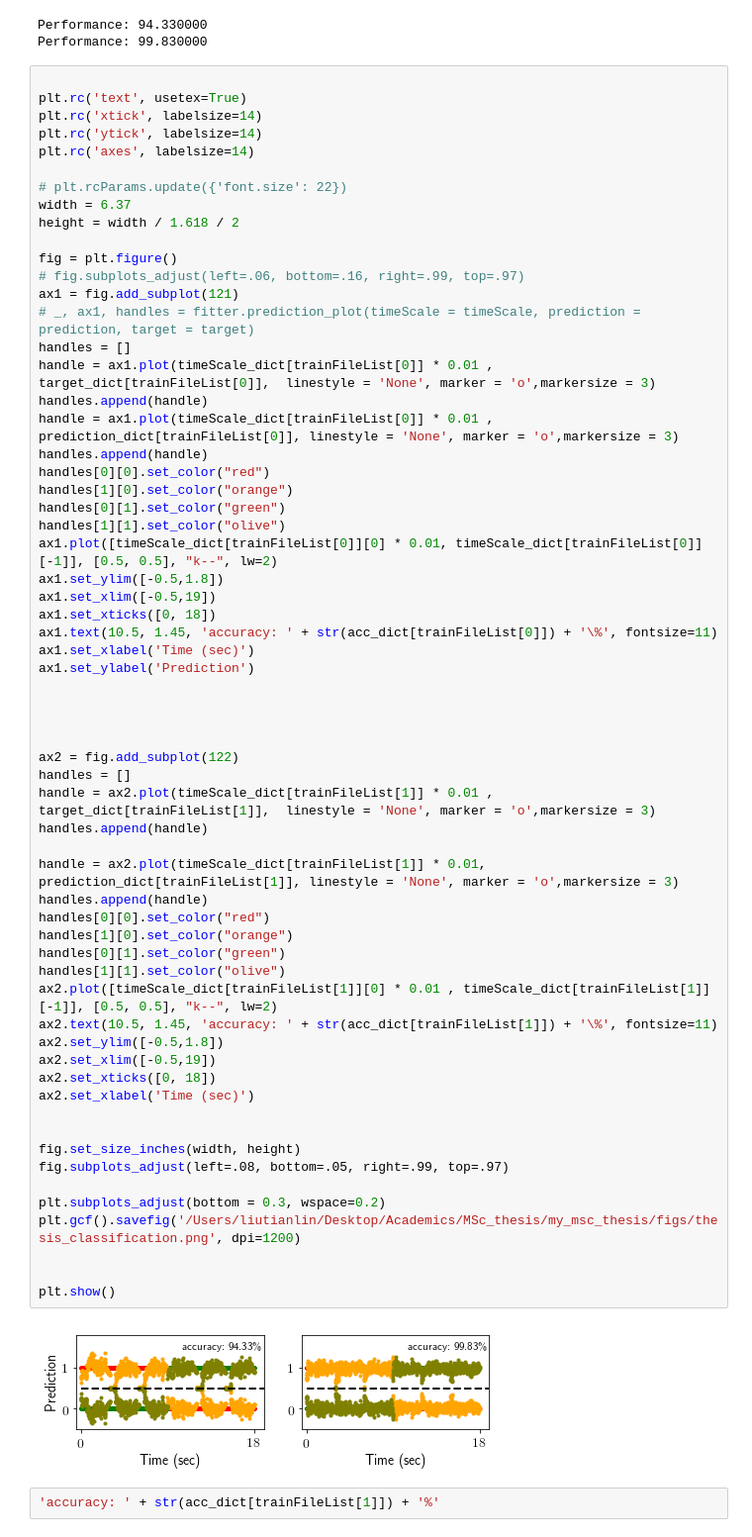
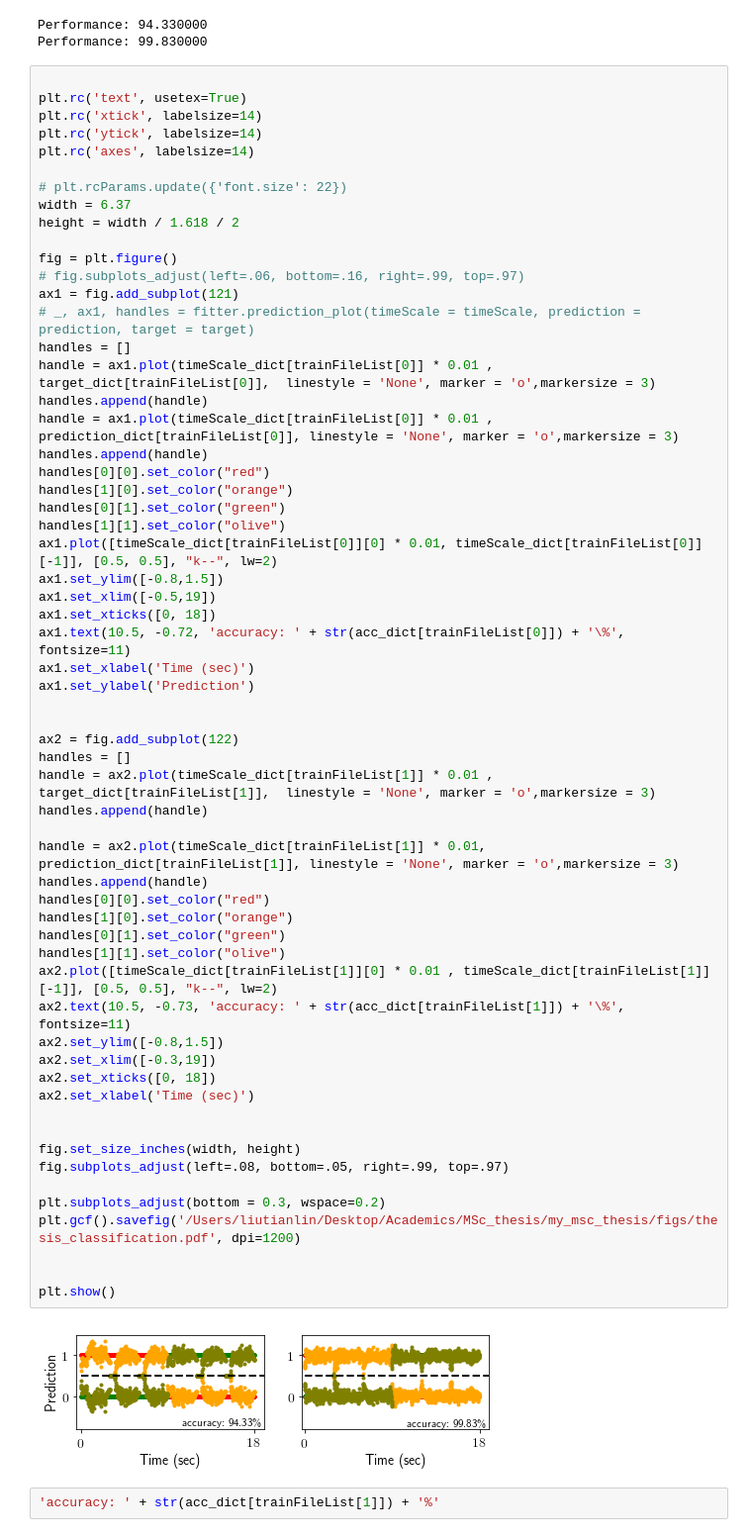
Before and after one commit to liutianlin0121/msc_thesis_code, a Jupyter notebook: sine_ramp/classification_ramp_sine.ipynb, the cells around one changed output. Shown at 99% size. Drawn from its saved outputs; the diff is of its cells as text.

```diff
--- a/sine_ramp/classification_ramp_sine.ipynb
+++ b/sine_ramp/classification_ramp_sine.ipynb
@@ -112,45 +112,43 @@ handles[1][0].set_color("orange")
 handles[0][1].set_color("green")
 handles[1][1].set_color("olive")
 ax1.plot([timeScale_dict[trainFileList[0]][0] * 0.01, timeScale_dict[trainFileList[0]][-1]], [0.5, 0.5], "k--", lw=2)
-ax1.set_ylim([-0.5,1.8])
+ax1.set_ylim([-0.8,1.5])
 ax1.set_xlim([-0.5,19])
 ax1.set_xticks([0, 18])
-ax1.text(10.5, 1.45, 'accuracy: ' + str(acc_dict[trainFileList[0]]) + '\%', fontsize=11)
+ax1.text(10.5, -0.72, 'accuracy: ' + str(acc_dict[trainFileList[0]]) + '\%', fontsize=11)
 ax1.set_xlabel('Time (sec)')
 ax1.set_ylabel('Prediction')
-
-
 
 
 ax2 = fig.add_subplot(122)
 handles = []
 handle = ax2.plot(timeScale_dict[trainFileList[1]] * 0.01 , target_dict[trainFileList[1]],  linestyle = 'None', marker = 'o',markersize = 3)
 handles.append(handle)
 
 handle = ax2.plot(timeScale_dict[trainFileList[1]] * 0.01, prediction_dict[trainFileList[1]], linestyle = 'None', marker = 'o',markersize = 3)
 handles.append(handle)
 handles[0][0].set_color("red")
 handles[1][0].set_color("orange")
 handles[0][1].set_color("green")
 handles[1][1].set_color("olive")
 ax2.plot([timeScale_dict[trainFileList[1]][0] * 0.01 , timeScale_dict[trainFileList[1]][-1]], [0.5, 0.5], "k--", lw=2)
-ax2.text(10.5, 1.45, 'accuracy: ' + str(acc_dict[trainFileList[1]]) + '\%', fontsize=11)
-ax2.set_ylim([-0.5,1.8])
-ax2.set_xlim([-0.5,19])
+ax2.text(10.5, -0.73, 'accuracy: ' + str(acc_dict[trainFileList[1]]) + '\%', fontsize=11)
+ax2.set_ylim([-0.8,1.5])
+ax2.set_xlim([-0.3,19])
 ax2.set_xticks([0, 18])
 ax2.set_xlabel('Time (sec)')
 
 
 fig.set_size_inches(width, height)
 fig.subplots_adjust(left=.08, bottom=.05, right=.99, top=.97)
 
 plt.subplots_adjust(bottom = 0.3, wspace=0.2)
-plt.gcf().savefig('/Users/liutianlin/Desktop/Academics/MSc_thesis/my_msc_thesis/figs/thesis_classification.png', dpi=1200)
+plt.gcf().savefig('/Users/liutianlin/Desktop/Academics/MSc_thesis/my_msc_thesis/figs/thesis_classification.pdf', dpi=1200)
 
 
 plt.show()
 # %% [output]
-[figure, old version]
+[figure, new version]
 # %%
 'accuracy: ' + str(acc_dict[trainFileList[1]]) + '%'
 # %% [output]
```
Also changed, not shown: 1 other file.
